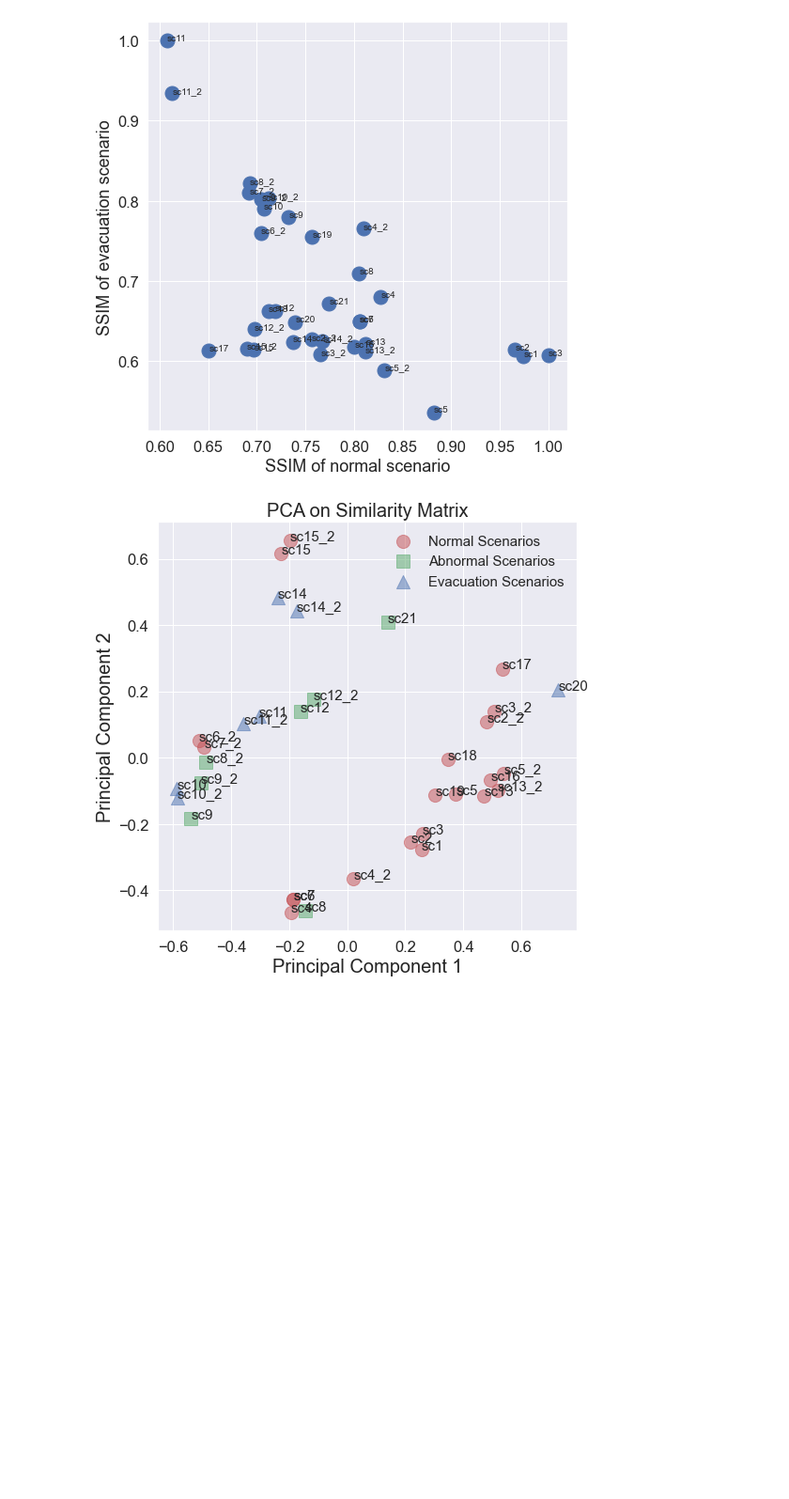
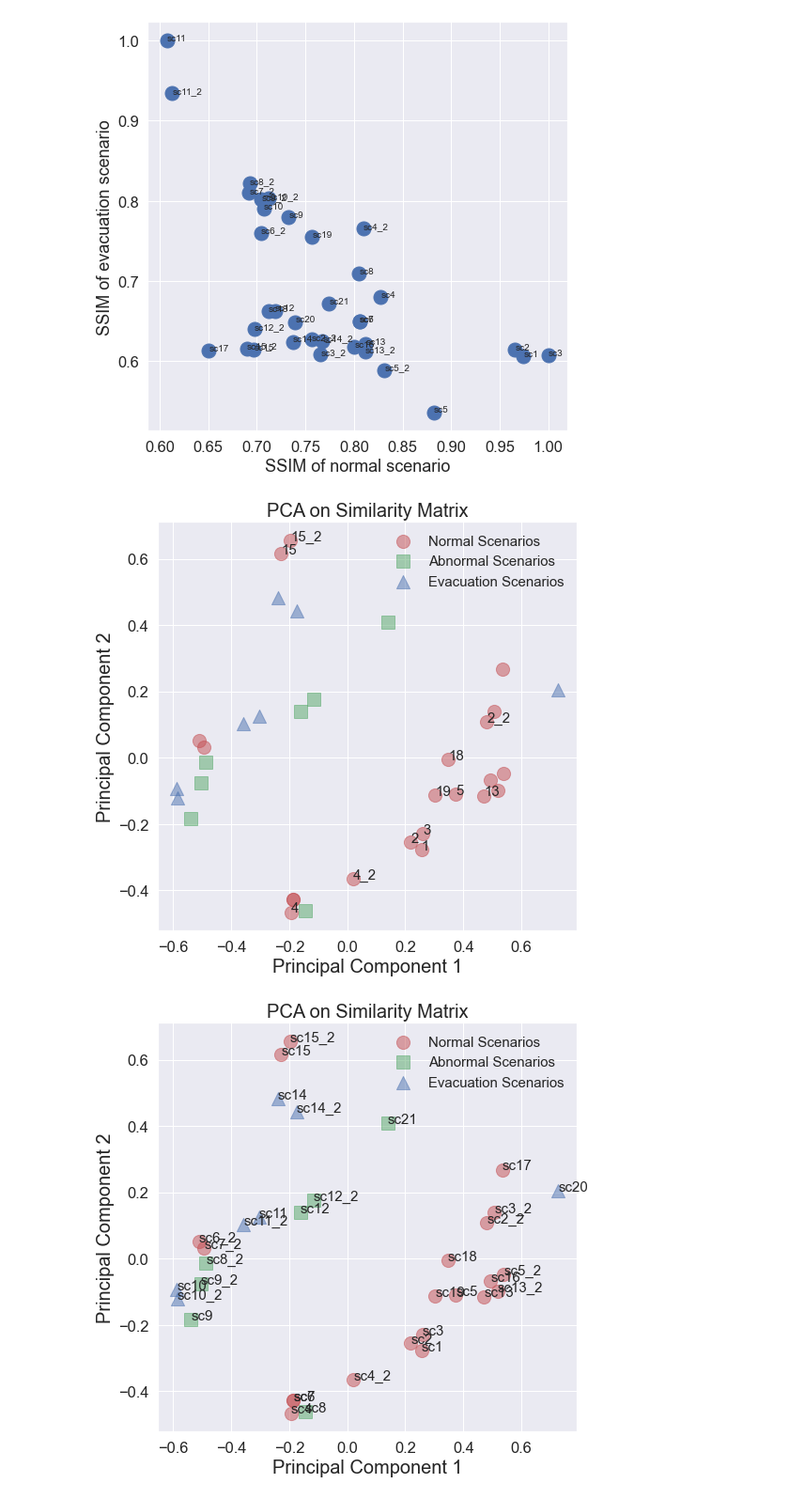
Before and after one commit to WaimenMak/Benchmarking-Crowd-Flow-Prediction, a Jupyter notebook: Data Processing.ipynb, the cells around one changed output. Shown at 94% size. Cells and saved outputs as stored; diff of their text form; code cells hidden in the pictures; blank space fills up the shorter version.

```diff
--- a/Data Processing.ipynb
+++ b/Data Processing.ipynb
@@ -375,8 +403,9 @@ def visualize_clusters(similarity_matrix, file_label_name, n_clusters=0, mode="d
         # raise ValueError("mode should be either 'dend' or 'dbscan'")
 
     # Plot the reduced data with colored clusters
-    abnormal_list = ["sc8", "sc8_2", "sc9", "sc9_2", "sc12", "sc12_2", "sc21"]
-    evac_list = ["sc11", "sc11_2", "sc10", "sc10_2", "sc14", "sc14_2", "sc20"]
+    training_sc = ["1", "2", "2_2", "3", "4", "4_2", "5", "13", "18", "19"]
+    abnormal_list = ["8", "8_2", "9", "9_2", "12", "12_2", "21"]
+    evac_list = ["11", "11_2", "10", "10_2", "14", "14_2", "20"]
     ab_index = list(map(lambda x: file_label_name.index(x) if x in file_label_name else None, abnormal_list))
     norml_list = list(set(file_label_name) - (set(abnormal_list + evac_list)))
     norml_index = list(map(lambda x: file_label_name.index(x) if x in file_label_name else None, norml_list))
@@ -398,8 +427,17 @@ def visualize_clusters(similarity_matrix, file_label_name, n_clusters=0, mode="d
     plt.scatter(reduced_data[evac_index, 0], reduced_data[evac_index, 1],
                             c="b", cmap='tab20', marker="^", alpha=0.5, label="Evacuation Scenarios", s=200)]
 
+    # for i, txt in enumerate(file_label_name):
+    #     plt.annotate(txt, (reduced_data[i, 0], reduced_data[i, 1]), fontsize=15)
+
+    y_offset = -0  # Adjust this value to control the vertical offset
+    x_offset = -0.05
     for i, txt in enumerate(file_label_name):
-        plt.annotate(txt, (reduced_data[i, 0], reduced_data[i, 1]), fontsize=15)
+        if txt in training_sc + ["15", "15_2"]:
+            if txt in ["7", "16"]:
+                plt.annotate(txt, (reduced_data[i, 0] + x_offset, reduced_data[i, 1] + y_offset), fontsize=15) # Added ha for horizontal alignment
+            else:
+                plt.annotate(txt, (reduced_data[i, 0], reduced_data[i, 1] + y_offset), fontsize=15)
 
     plt.xlabel('Principal Component 1', fontsize=20)
     plt.ylabel('Principal Component 2', fontsize=20)
@@ -421,3 +478,7 @@ def visualize_clusters(similarity_matrix, file_label_name, n_clusters=0, mode="d
+# %%
+p = visualize_clusters(corr_mat, file_label_name, save=True)
+# %% [output]
+[figure, added]
 # %%
 p = visualize_clusters(corr_mat, file_label_name, save=False)
 # %% [output]
```
Also changed, not shown: parts of 8 cells of this notebook, 14 other files.
